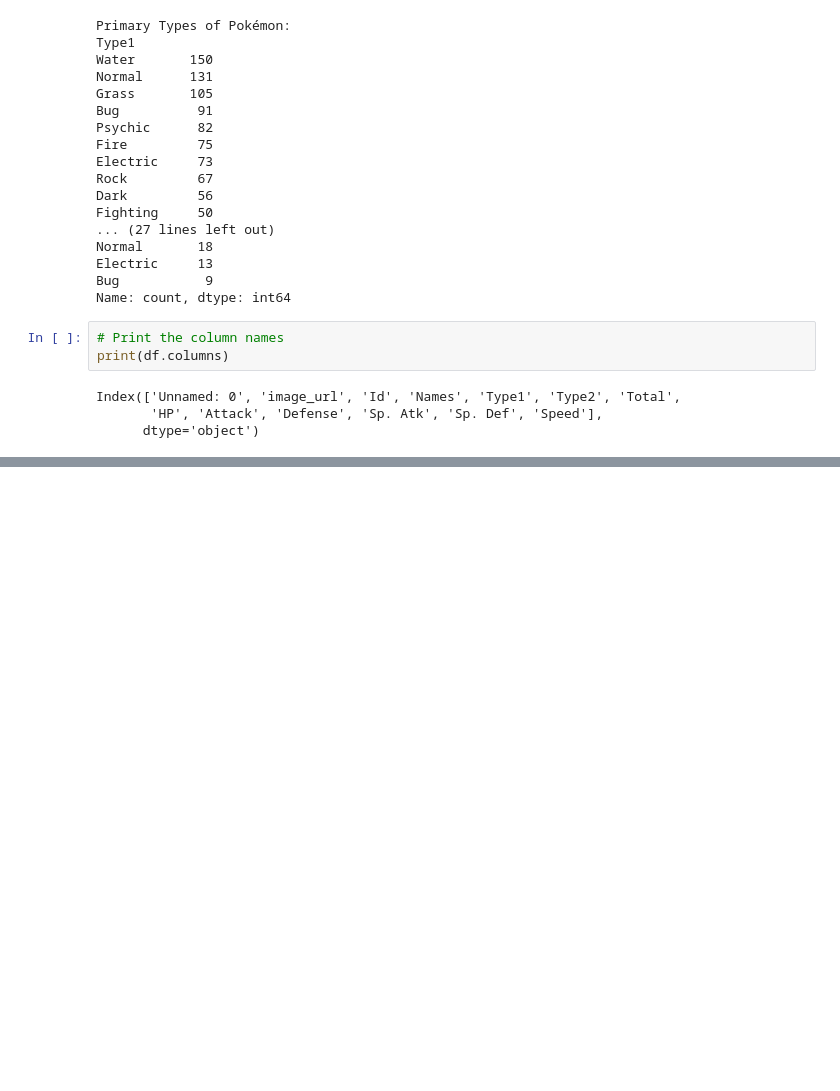
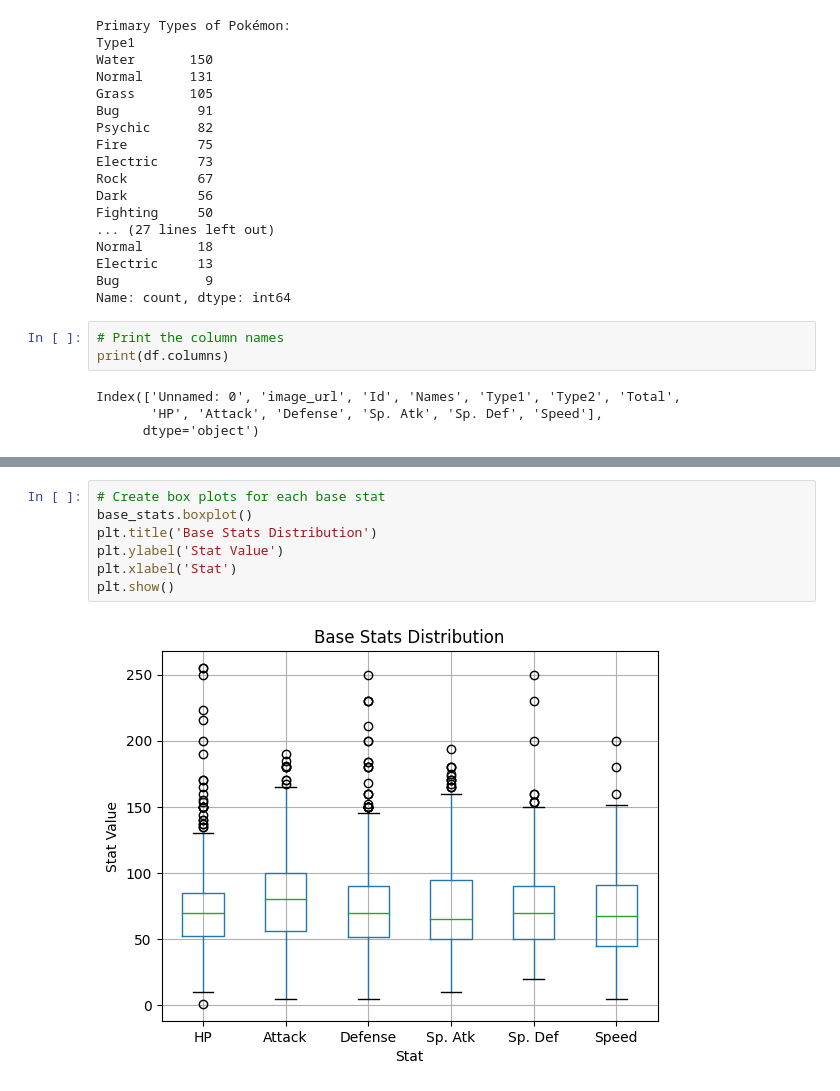
Before and after one commit to jerrymusaga/pokemon, a Jupyter notebook: pokemon.ipynb, the cells around one changed output, grey strips where cells are left out. Drawn from its saved outputs; the diff is of its cells as text; blank space fills up the shorter version.

Commit message:
plot the base stats of the distribution

```diff
--- a/pokemon.ipynb
+++ b/pokemon.ipynb
@@ -168,0 +169,9 @@ max     200.000000
+# %%
+# Create box plots for each base stat
+base_stats.boxplot()
+plt.title('Base Stats Distribution')
+plt.ylabel('Stat Value')
+plt.xlabel('Stat')
+plt.show()
+# %% [output]
+[figure, added]
```
Also changed, not shown: parts of 2 cells of this notebook.
